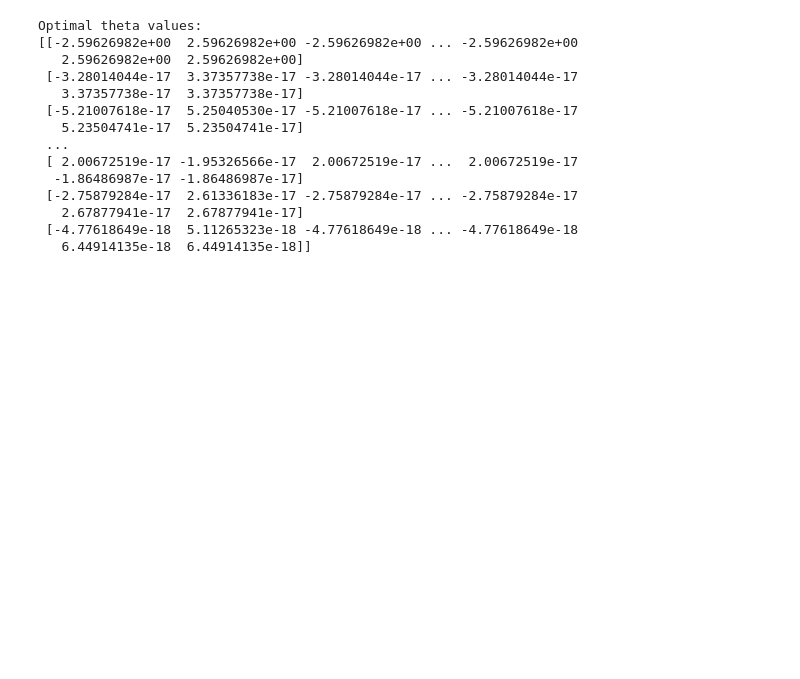
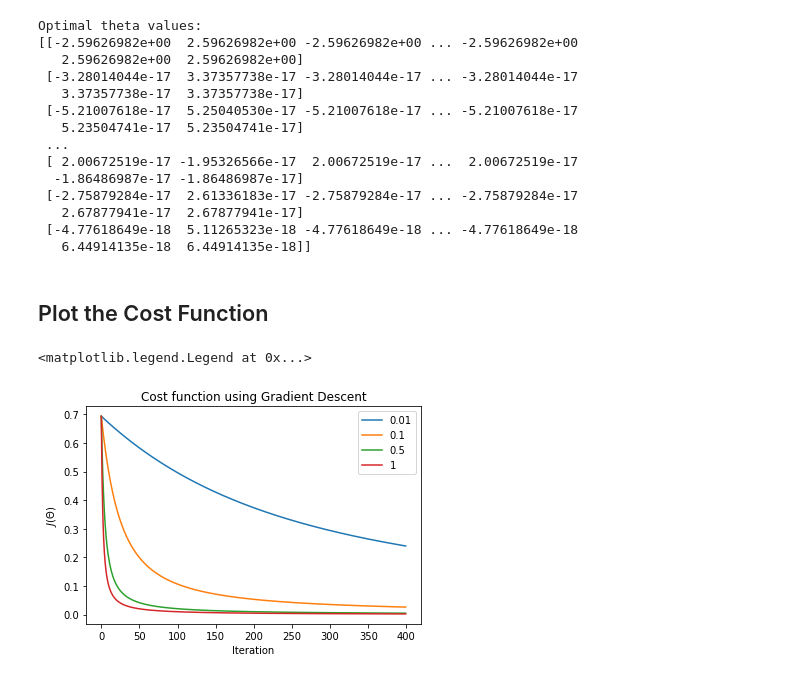
Before and after one commit to VascoRegal/creditcard-fraud-detection, a Jupyter notebook: main.ipynb, the cells around one changed output. Saved outputs shown, nothing was run; the diff lists cells and outputs as text; code cells hidden in the pictures; blank space fills up the shorter version.

Commit message:
plotting the cost function and trying to plot the decision boundary

```diff
--- a/main.ipynb
+++ b/main.ipynb
@@ -459,5 +460,4 @@ def featureNormalization(X):
 # %%
-#Aplicando o que fizemos no lab3
 X = df.drop("Class", axis=1)
 y = df["Class"]
 m, n = X.shape[0], X.shape[1]
@@ -466,16 +466,7 @@ y = y.values
 
 alpha = 0.01
 i = 1500
-'''
-print(X.shape)
-X = X.reshape(m, 1)
-print(X.shape)
 
-theta, _ = gradDescent(X, y, theta, alpha, i)
-
-print("Optimal theta values:")
-print(theta)
-'''
 #Run featureNormalization to normalize X, store the means and stds.
 
 X, X_mean, X_std = featureNormalization(X)
@@ -508,3 +499,18 @@ Optimal theta values:
    2.67877941e-17  2.67877941e-17]
  [-4.77618649e-18  5.11265323e-18 -4.77618649e-18 ... -4.77618649e-18
    6.44914135e-18  6.44914135e-18]]
+# %% [markdown]
+## Plot the Cost Function
+# %%
+lr=[0.01, 0.1, 0.5, 1]
+for i in lr:
+    theta, J_history = gradDescent(X, y, initial_theta, i, 400)
+    plt.plot(J_history)
+
+plt.xlabel("Iteration")
+plt.ylabel("$J(\Theta)$")
+plt.title("Cost function using Gradient Descent")
+plt.legend(lr, loc=0)
+# %% [output]
+<matplotlib.legend.Legend at 0x...>
+[figure, added]
```
Also changed, not shown: parts of 4 cells of this notebook.
